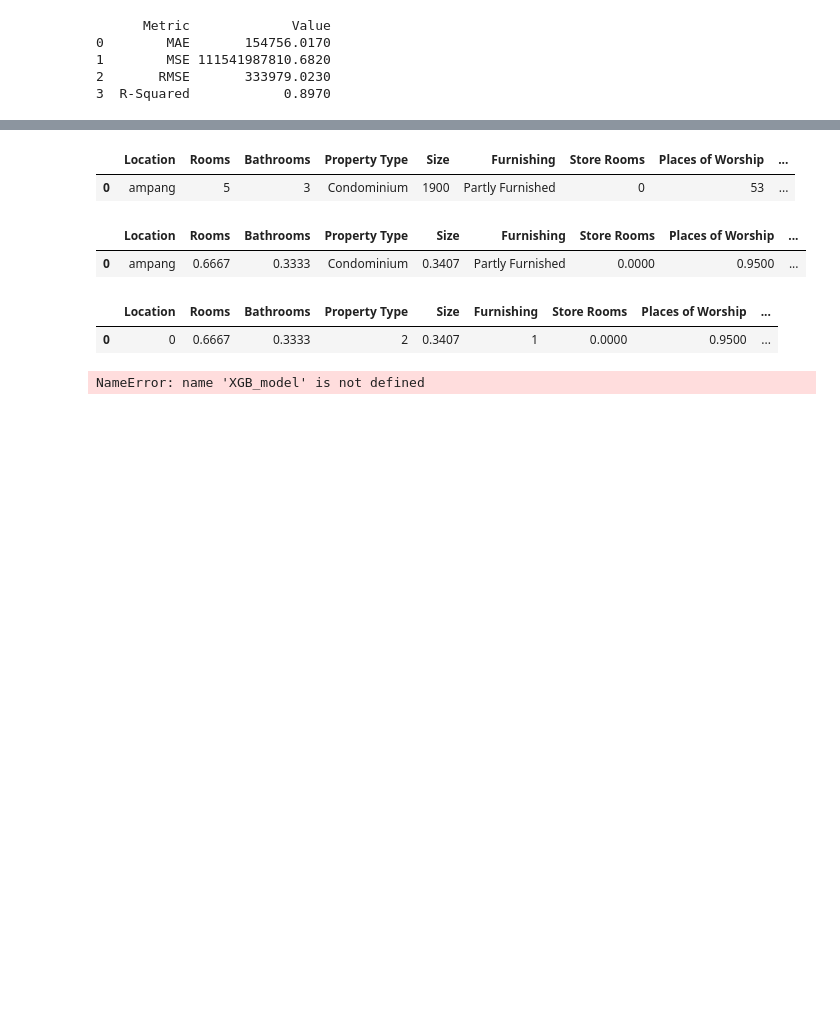
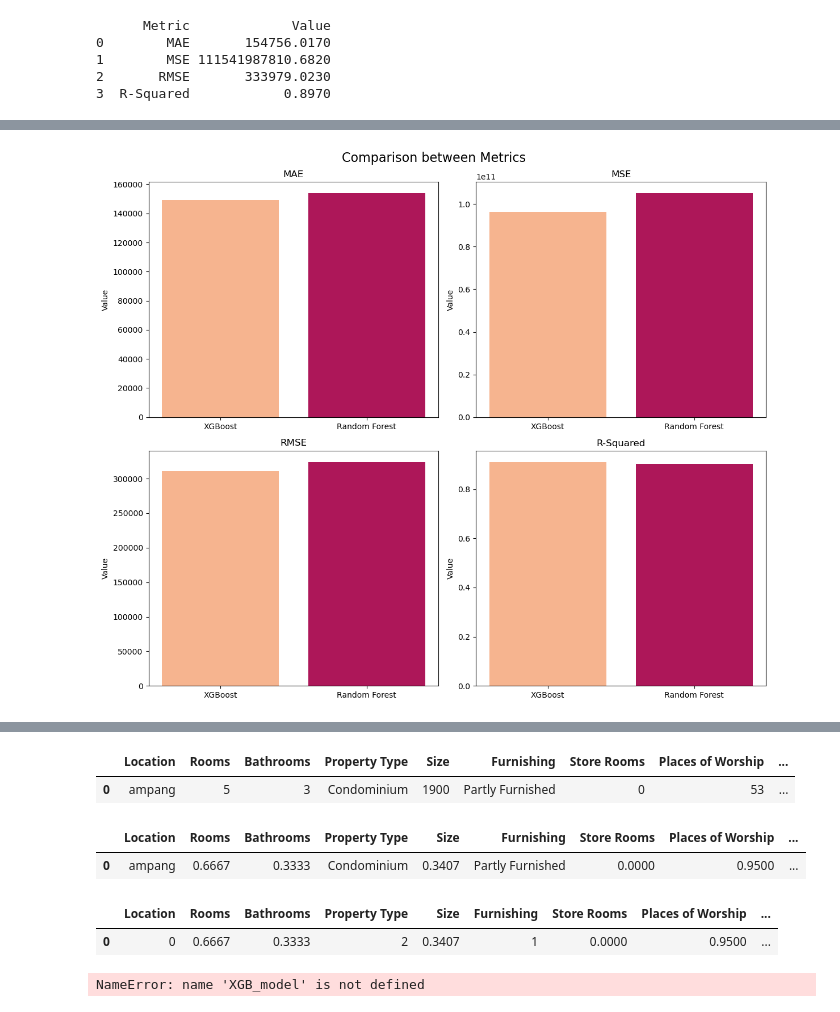
Before and after one commit to GanKaiFeng1999/Capstone_2, a Jupyter notebook: Capstone 2 Modelling.ipynb, the cells around one changed output, grey strips where cells are left out. Cells and saved outputs as stored; diff of their text form; code cells hidden in the pictures; blank space fills up the shorter version.

Commit message:
Made some visualizations for the models

```diff
--- a/Capstone 2 Modelling.ipynb
+++ b/Capstone 2 Modelling.ipynb
@@ -232,7 +233,7 @@ metrics = pd.DataFrame ({'Metric':
 ['MAE',
 'MSE',
 'RMSE',
-'R-Squared'], 'Value':
+'R-Squared'], 'XGBoost':
 [metrics.mean_absolute_error(y_test, pred),
 metrics.mean_squared_error (y_test, pred),
 np.sqrt (metrics.mean_squared_error (y_test, pred)),
@@ -308,15 +309,16 @@ print(RF_pred[:10])
  2485730.72689123  652915.97998052]
 # %%
 # Find metrics
+from sklearn import metrics
 
 RF_metrics = pd.DataFrame ({'Metric':
 ['MAE',
 'MSE',
 'RMSE',
-'R-Squared'], 'Value':
+'R-Squared'], 'Random Forest':
 [metrics.mean_absolute_error(y_test, RF_pred),
 metrics.mean_squared_error (y_test, RF_pred),
 np.sqrt (metrics.mean_squared_error (y_test, RF_pred)),
 metrics.explained_variance_score (y_test, RF_pred)]}).round(3)
-print(RF_metrics)
+RF_metrics
 # %% [output]
@@ -347,3 +349,14 @@ print(c)
 1        MSE 111541987810.6820
 2       RMSE       333979.0230
 3  R-Squared            0.8970
+# %%
+# Set the color palette to 'rocket'
+rocket_colors = sns.color_palette('rocket')
+
+# Select the color at index 4
+col1 = rocket_colors[5]
+col2 = rocket_colors[2]
+# %%
+metrics = pd.merge(XGB_metrics, RF_metrics, on='Metric', how='inner')
+metrics.set_index('Metric', inplace=True)
+metrics
@@ -349,0 +370,34 @@ print(c)
+# %%
+# Plotting the four metrics using subplots
+fig, axes = plt.subplots(2, 2, figsize=(12, 10))
+
+# Set the overall title
+fig.suptitle('Comparison between Metrics', fontsize=16)
+
+# Plot MAE
+axes[0, 0].bar(metrics.columns, metrics.loc['MAE'], color=[col1, col2])
+axes[0, 0].set_title('MAE')
+axes[0, 0].set_ylabel('Value')
+
+# Plot MSE
+axes[0, 1].bar(metrics.columns, metrics.loc['MSE'], color=[col1, col2])
+axes[0, 1].set_title('MSE')
+axes[0, 1].set_ylabel('Value')
+
+# Plot RMSE
+axes[1, 0].bar(metrics.columns, metrics.loc['RMSE'], color=[col1, col2])
+axes[1, 0].set_title('RMSE')
+axes[1, 0].set_ylabel('Value')
+
+# Plot R-Squared
+axes[1, 1].bar(metrics.columns, metrics.loc['R-Squared'], color=[col1, col2])
+axes[1, 1].set_title('R-Squared')
+axes[1, 1].set_ylabel('Value')
+
+# Adjust spacing between subplots
+plt.tight_layout()
+
+# Show the plots
+plt.show()
+# %% [output]
+[figure, added]
```
Also changed, not shown: parts of 6 cells of this notebook, 2 other files.
